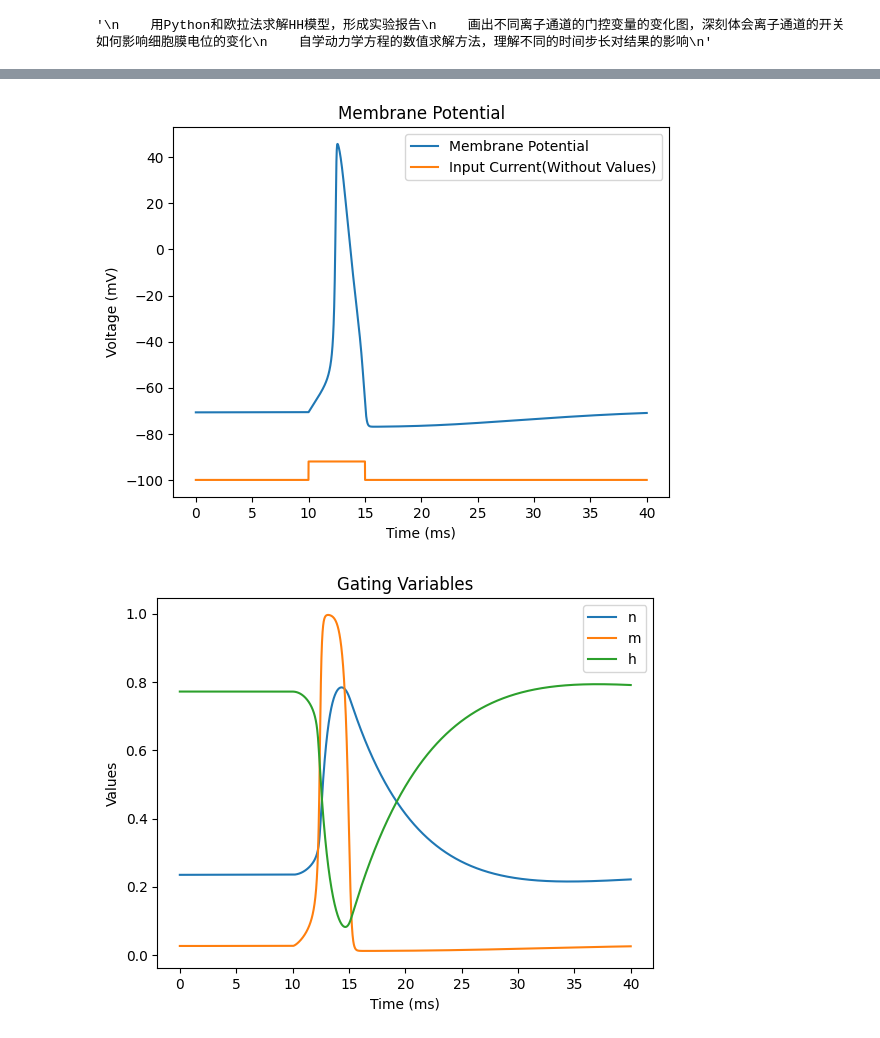
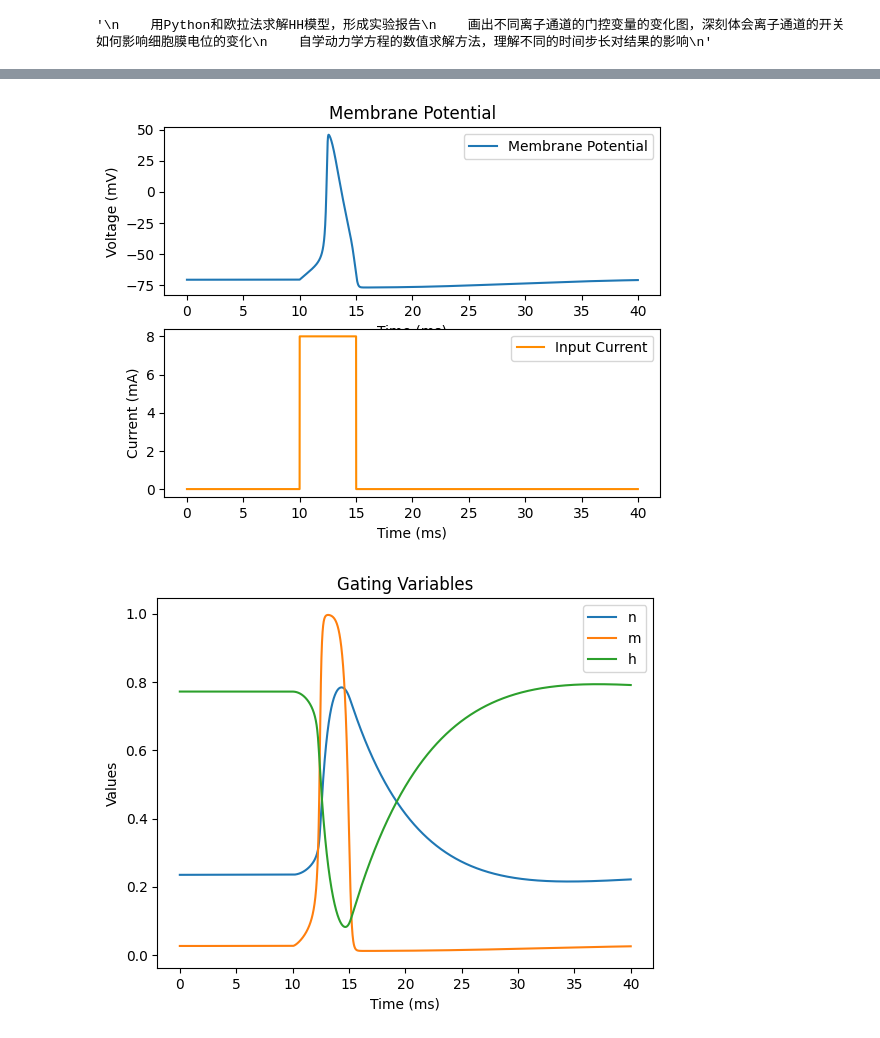
Before and after one commit to MZhexin/Brain-Dynamics-Programming, a Jupyter notebook: Experiment/HHModel.ipynb, the cells around one changed output, grey strips where cells are left out. Saved outputs shown, nothing was run; the diff lists cells and outputs as text; code cells hidden in the pictures.

```diff
--- a/Experiment/HHModel.ipynb
+++ b/Experiment/HHModel.ipynb
@@ -15,7 +15,7 @@ import numpy as np
 import matplotlib.pyplot as plt
 # %%
 # 创建电位数组
-V = np.arange(-80.0, 80, 0.01)
+V = np.arange(-300.0, 300, 0.01)
 # %%
 # 门控变量转化速率
 
@@ -170,35 +170,40 @@ for i in range(1, len(t)):
 # %%
 # 绘图
 plt.clf()
 
 # 膜电位和电流
+plt.subplot(2, 1, 1)
 plt.plot(t, V)
-plt.plot(t, I_E - 100)
 plt.title('Membrane Potential')
 plt.xlabel('Time (ms)')
 plt.ylabel('Voltage (mV)')
-plt.legend(['Membrane Potential', 'Input Current(Without Values)'])
+plt.legend(['Membrane Potential'])
+plt.subplot(2, 1, 2)
+plt.plot(t, I_E, 'darkorange')
+plt.xlabel('Time (ms)')
+plt.ylabel('Current (mA)')
+plt.legend(['Input Current'])
 plt.show()
 
 # 门控变量
 plt.plot(t, n)
 plt.plot(t, m)
 plt.plot(t, h)
 plt.title('Gating Variables')
 plt.xlabel('Time (ms)')
 plt.ylabel('Values')
 plt.legend(['n', 'm', 'h'])
 plt.show()
 
 # 单位面积电导
 plt.plot(t, g_Na * h * m ** 3)
 plt.plot(t, g_K * n ** 4)
 plt.title('Conductance Per Unit Area')
 plt.xlabel('Time (ms)')
 plt.ylabel('Unit Conductance (mS/cm²)')
 plt.legend(['Na', 'K'])
 plt.show()
 # %% [output]
-[figure, old version]
+[figure, new version]
 [figure]
 [figure]
```
Also changed, not shown: parts of 1 cell of this notebook.
